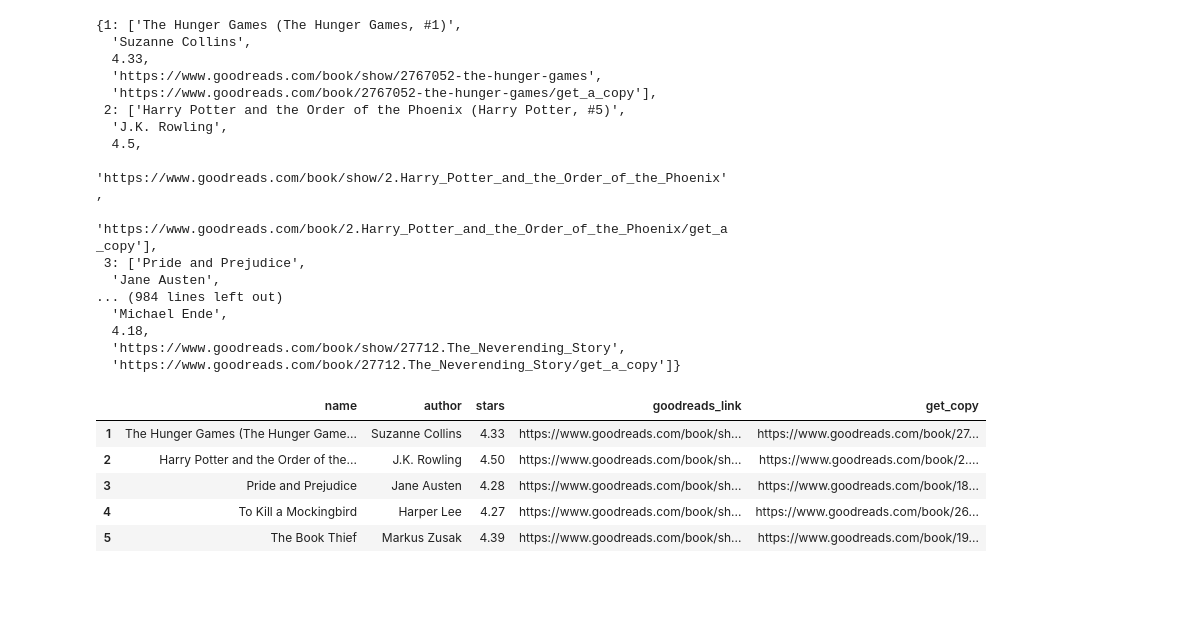
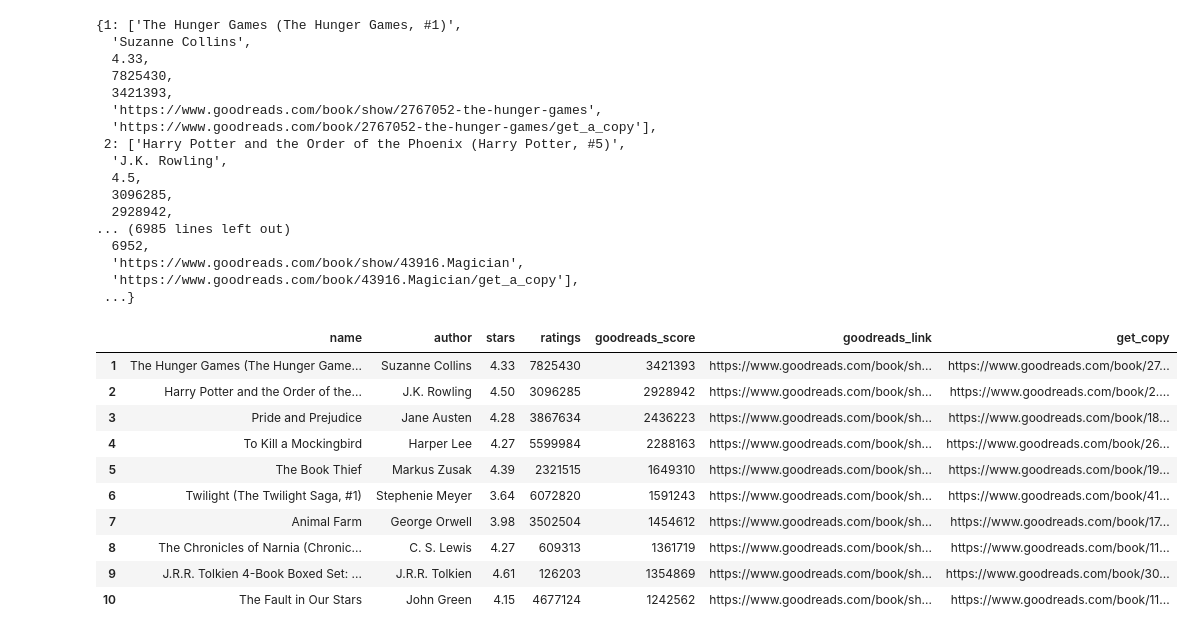
Before and after one commit to PGComai/Data_Analytics_Final_Project, a Jupyter notebook: goodreads_scrape/goodreads.ipynb, the cells around one changed output. Cells and saved outputs as stored; diff of their text form; code cells hidden in the pictures; blank space fills up the shorter version.

Commit message:
bigger scrape

```diff
--- a/goodreads_scrape/goodreads.ipynb
+++ b/goodreads_scrape/goodreads.ipynb
@@ -40,9 +41,13 @@ def GoodScrapes(pages, count=1, best_books={}):
             goodreads_get_copy = goodreads_link.replace('show/', '') + '/get_a_copy'
             auth = info.findNext(class_='authorName').text
             stars = info.findNext(class_='minirating').text
+            score = info.findNext(onclick="Lightbox.showBoxByID('score_explanation', 300); return false;").text.strip()
+            score = int(score.replace('score: ', '').replace(',', ''))
+            numstars, numvotes = stars.split('—')
             # this next line isolates the numerical star value from its string, not sure how but I found it online
-            rating = re.findall(r'\d+\.\d+', stars)[0]
-            best_books[num] = [name, auth, float(rating), goodreads_link, goodreads_get_copy]
+            rating = re.findall(r'\d+\.\d+', numstars)[0]
+            numvotes = int(numvotes.replace('ratings', '').strip().replace(',', ''))
+            best_books[num] = [name, auth, float(rating), numvotes, score, goodreads_link, goodreads_get_copy]
         tg = 'a[class="next_page"]'
         try:
             browser.find_by_tag(tg).click()
@@ -60,9 +65,26 @@ def getAmazonLinks(df):
         try:
             amazon_link = browser.find_by_text('Amazon')['href']
         except:
-            amazon_link = 'none'
+            amazon_link = None
         df.loc[index, 'amazon_link'] = amazon_link
-        time.sleep(0.5)
+        time.sleep(1)
+
+def getGoodreadsInfo(df):
+    for index, row in df.iterrows():
+        url = row['goodreads_link']
+        browser.visit(url)
+        try:
+            pages, format = browser.find_by_tag('p[data-testid="pagesFormat"]').text.split('pages')
+            pages = int(pages.strip())
+        except:
+            pages = 0
+        try:
+            published = browser.find_by_tag('p[data-testid="publicationInfo"]').text.replace('First published ', '')
+        except:
+            published = None
+        df.loc[index, 'page_count'] = pages
+        df.loc[index, 'published_date'] = published
+        time.sleep(1)
 # %%
 # before running the next cells, sign in to goodreads so their stupid popup doesnt ruin the scraping
 # %%
@@ -71,35 +93,41 @@ url = 'https://www.goodreads.com/list/show/1.Best_Books_Ever'
 browser.visit(url)
 # %%
 # run GoodScrapes with the number of pages to scrape (each page has 100 books)
-best_books = GoodScrapes(3)
+best_books = GoodScrapes(20)
 # %%
 best_books
 # %% [output]
 {1: ['The Hunger Games (The Hunger Games, #1)',
   'Suzanne Collins',
   4.33,
+  7825430,
+  3421393,
   'https://www.goodreads.com/book/show/2767052-the-hunger-games',
   'https://www.goodreads.com/book/2767052-the-hunger-games/get_a_copy'],
  2: ['Harry Potter and the Order of the Phoenix (Harry Potter, #5)',
   'J.K. Rowling',
   4.5,
-  'https://www.goodreads.com/book/show/2.Harry_Potter_and_the_Order_of_the_Phoenix',
-  'https://www.goodreads.com/book/2.Harry_Potter_and_the_Order_of_the_Phoenix/get_a_copy'],
- 3: ['Pride and Prejudice',
-  'Jane Austen',
-... (984 lines left out)
-  'Michael Ende',
-  4.18,
-  'https://www.goodreads.com/book/show/27712.The_Neverending_Story',
-  'https://www.goodreads.com/book/27712.The_Neverending_Story/get_a_copy']}
+  3096285,
+  2928942,
+... (6985 lines left out)
+  6952,
+  'https://www.goodreads.com/book/show/43916.Magician',
+  'https://www.goodreads.com/book/43916.Magician/get_a_copy'],
+ ...}
 # %%
 # put it all into a dataframe
-books_df = pd.DataFrame.from_dict(best_books, orient='index', columns=['name', 'author', 'stars', 'goodreads_link', 'get_copy'])
-books_df.head()
+cols = ['name', 'author', 'stars', 'ratings', 'goodreads_score', 'goodreads_link', 'get_copy']
+books_df = pd.DataFrame.from_dict(best_books, orient='index', columns=cols)
+books_df.head(10)
 # %% [output]
-|  | name | author | stars | goodreads_link | get_copy |
-| 1 | The Hunger Games (The Hunger Game... | Suzanne Collins | 4.33 | https://www.goodreads.com/book/sh... | https://www.goodreads.com/book/27... |
-| 2 | Harry Potter and the Order of the... | J.K. Rowling | 4.50 | https://www.goodreads.com/book/sh... | https://www.goodreads.com/book/2.... |
-| 3 | Pride and Prejudice | Jane Austen | 4.28 | https://www.goodreads.com/book/sh... | https://www.goodreads.com/book/18... |
-| 4 | To Kill a Mockingbird | Harper Lee | 4.27 | https://www.goodreads.com/book/sh... | https://www.goodreads.com/book/26... |
-| 5 | The Book Thief | Markus Zusak | 4.39 | https://www.goodreads.com/book/sh... | https://www.goodreads.com/book/19... |
+|  | name | author | stars | ratings | goodreads_score | goodreads_link | get_copy |
+| 1 | The Hunger Games (The Hunger Game... | Suzanne Collins | 4.33 | 7825430 | 3421393 | https://www.goodreads.com/book/sh... | https://www.goodreads.com/book/27... |
+| 2 | Harry Potter and the Order of the... | J.K. Rowling | 4.50 | 3096285 | 2928942 | https://www.goodreads.com/book/sh... | https://www.goodreads.com/book/2.... |
+| 3 | Pride and Prejudice | Jane Austen | 4.28 | 3867634 | 2436223 | https://www.goodreads.com/book/sh... | https://www.goodreads.com/book/18... |
+| 4 | To Kill a Mockingbird | Harper Lee | 4.27 | 5599984 | 2288163 | https://www.goodreads.com/book/sh... | https://www.goodreads.com/book/26... |
+| 5 | The Book Thief | Markus Zusak | 4.39 | 2321515 | 1649310 | https://www.goodreads.com/book/sh... | https://www.goodreads.com/book/19... |
+| 6 | Twilight (The Twilight Saga, #1) | Stephenie Meyer | 3.64 | 6072820 | 1591243 | https://www.goodreads.com/book/sh... | https://www.goodreads.com/book/41... |
+| 7 | Animal Farm | George Orwell | 3.98 | 3502504 | 1454612 | https://www.goodreads.com/book/sh... | https://www.goodreads.com/book/17... |
+| 8 | The Chronicles of Narnia (Chronic... | C. S. Lewis | 4.27 | 609313 | 1361719 | https://www.goodreads.com/book/sh... | https://www.goodreads.com/book/11... |
+| 9 | J.R.R. Tolkien 4-Book Boxed Set: ... | J.R.R. Tolkien | 4.61 | 126203 | 1354869 | https://www.goodreads.com/book/sh... | https://www.goodreads.com/book/30... |
+| 10 | The Fault in Our Stars | John Green | 4.15 | 4677124 | 1242562 | https://www.goodreads.com/book/sh... | https://www.goodreads.com/book/11... |
```
Also changed, not shown: parts of 3 cells of this notebook, 1 other file.
